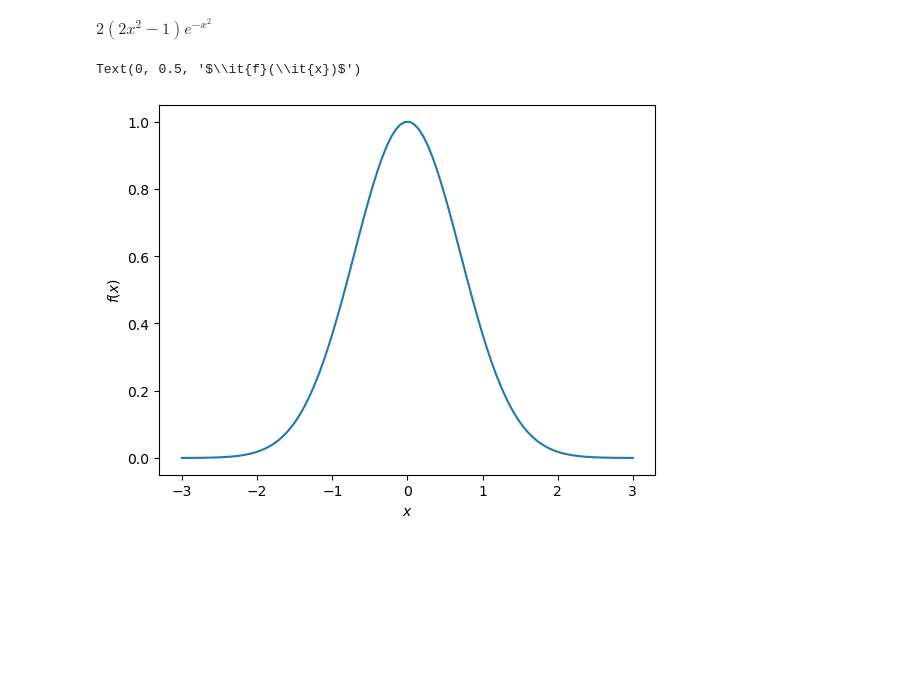
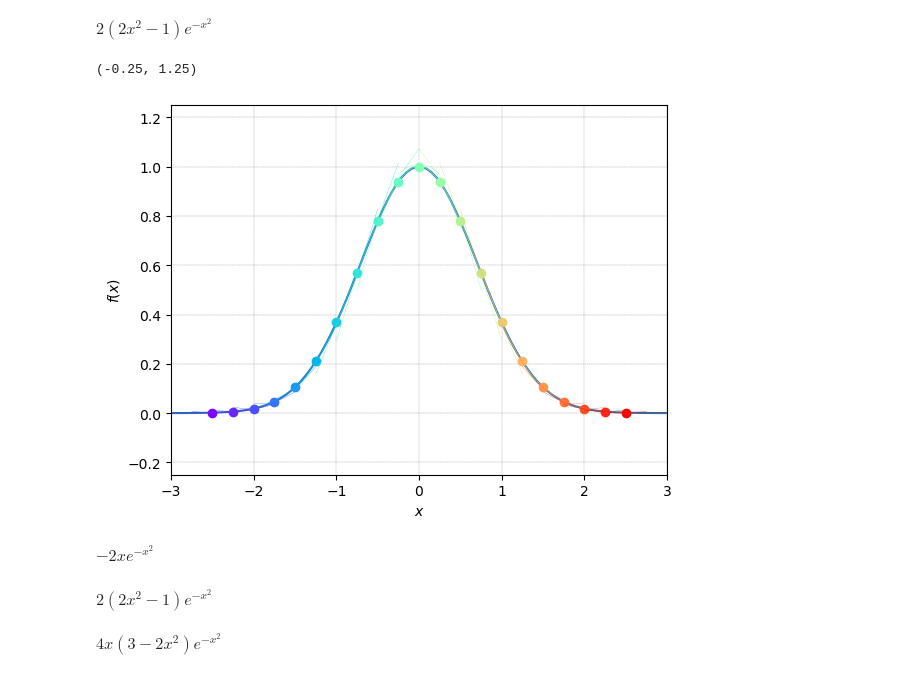
Before and after one commit to Arch-jyh/iris_books, a Jupyter notebook: book3/17.ipynb, the cells around one changed output. Saved outputs shown, nothing was run; the diff lists cells and outputs as text; code cells hidden in the pictures; blank space fills up the shorter version.

```diff
--- a/book3/17.ipynb
+++ b/book3/17.ipynb
@@ -34,12 +34,34 @@ f_x_2_diff_fcn = lambdify(x,f_x_2_diff)
 # %%
 fig,ax = plt.subplots()
 
 ax.plot(x_array,f_x_array,linewidth = 1.5)
 ax.set_xlabel(r'$\it{x}$')
 ax.set_ylabel(r'$\it{f}(\it{x})$')
 
 for i in np.arange(len(x_0_array)):
-    color = colors[i,:]#
+    color = colors[i,:]#colors来自于色带,但colors是具体的几个颜色
+    x_0 = x_0_array[i]
+    y_0 = f_x.evalf(subs = {x:x_0})#方法不需要事先导入
+    x_t_array = np.linspace(x_0 - 0.5,x_0 + 0.5,50) #定义近似区间范围
+
+    b = f_x_1_diff.evalf(subs = {x:x_0})
+    a = f_x_2_diff.evalf(subs = {x:x_0})
+
+    second_order_f = a/2 * (x - x_0)**2 + b * (x - x_0) + y_0
+    second_order_f_fcn = lambdify(x,second_order_f)
+    second_order_f_array = second_order_f_fcn(x_t_array)
+
+    ax.plot(x_t_array,second_order_f_array,linewidth = 0.25,color = color)
+    ax.plot(x_0,y_0,marker = '.',color = color,markersize = 12)
+
+ax.grid(linestyle='--', linewidth=0.25, color=[0.5, 0.5, 0.5])  # 添加网格
+ax.set_xlim((x_array.min(), x_array.max()))  # 设置x轴范围
+ax.set_ylim(-0.25, 1.25)  # 设置y轴范围
 # %% [output]
-Text(0, 0.5, '$\\it{f}(\\it{x})$')
+(-0.25, 1.25)
-[figure, old version]
+[figure, new version]
+# %%
+f_x_1_diff_new = diff(f_x,x)
+f_x_1_diff_new
+# %% [output]
+$\displaystyle - 2 x e^{- x^{2}}$
@@ -45,0 +73,5 @@ Text(0, 0.5, '$\\it{f}(\\it{x})$')
+# %%
+f_x_1_diff = diff(f_x,x,2)
+f_x_1_diff
+# %% [output]
+$\displaystyle 2 \left(2 x^{2} - 1\right) e^{- x^{2}}$
@@ -45,0 +80,5 @@ Text(0, 0.5, '$\\it{f}(\\it{x})$')
+# %%
+f_x_2_diff = diff(f_x,x,3)
+f_x_2_diff
+# %% [output]
+$\displaystyle 4 x \left(3 - 2 x^{2}\right) e^{- x^{2}}$
```
Also changed, not shown: parts of 12 cells of this notebook, 4 other files.
